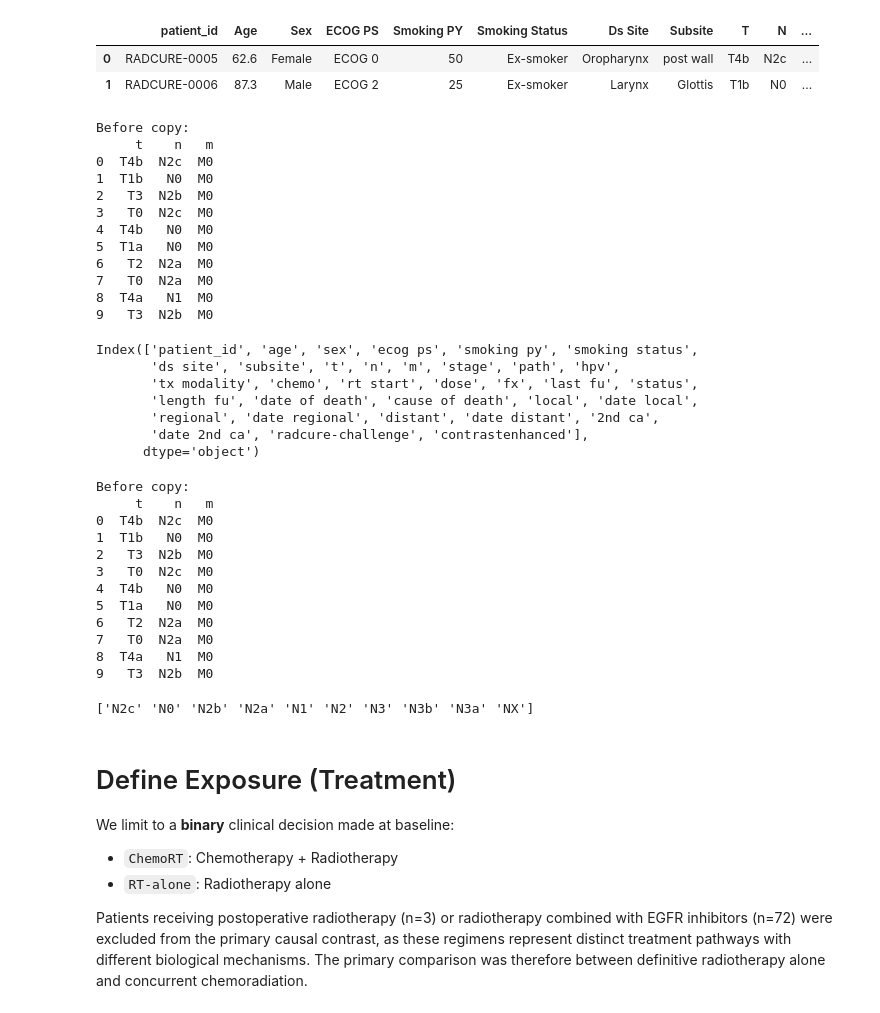
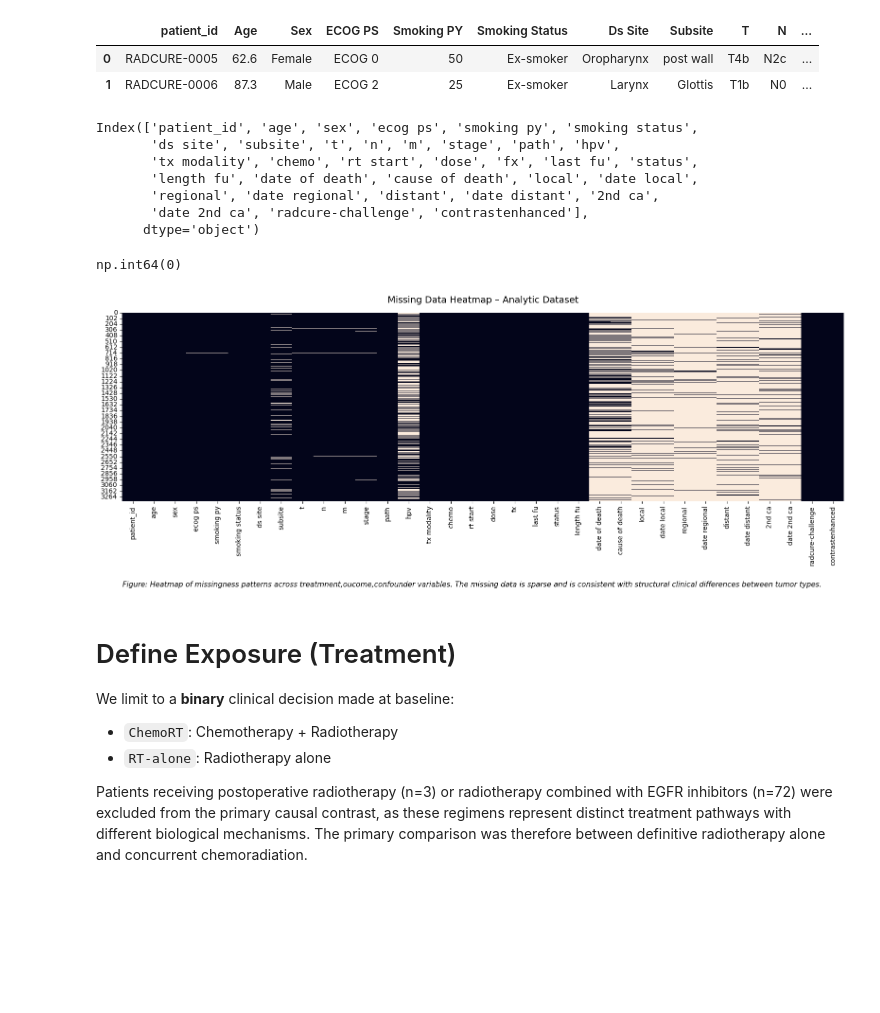
Before and after one commit to Doclikam/CausalMachineLearning-CRC-Drug-ResponsePrediction, a Jupyter notebook: RADCURE_causal.ipynb, the cells around one changed output. Drawn from its saved outputs; the diff is of its cells as text; code cells hidden in the pictures; blank space fills up the shorter version.

```diff
--- a/RADCURE_causal.ipynb
+++ b/RADCURE_causal.ipynb
@@ -55,22 +68,6 @@ original_radcure_data.head(2)#visulize the first 2 patients
 # %%
 #standardize column names
 original_radcure_data.columns = original_radcure_data.columns.str.strip().str.lower()
-# %%
-print("Before copy:")
-print(original_radcure_data[['t', 'n', 'm']].head(10))
-# %% [output]
-Before copy:
-     t    n   m
-0  T4b  N2c  M0
-1  T1b   N0  M0
-2   T3  N2b  M0
-3   T0  N2c  M0
-4  T4b   N0  M0
-5  T1a   N0  M0
-6   T2  N2a  M0
-7   T0  N2a  M0
-8  T4a   N1  M0
-9   T3  N2b  M0
 # %%
 #Columns
 original_radcure_data.columns
@@ -82,29 +79,31 @@ Index(['patient_id', 'age', 'sex', 'ecog ps', 'smoking py', 'smoking status',
        'regional', 'date regional', 'distant', 'date distant', '2nd ca',
        'date 2nd ca', 'radcure-challenge', 'contrastenhanced'],
       dtype='object')
+# %%
+original_radcure_data.duplicated().sum()
+# %% [output]
+np.int64(0)
+# %%
+#missing data heatmap
+plt.figure(figsize = (16,6))
+sns.heatmap(original_radcure_data.isna(), cbar= False)
+plt.title("Missing Data Heatmap – Analytic Dataset", fontsize=14, pad=15)
+
+plt.figtext(
+    0.5, -0.05,
+    "Figure: Heatmap of missingness patterns across treatmnent,oucome,confounder variables. "
+    "The missing data is sparse and is consistent with structural clinical differences between tumor types.",
+    wrap=True, ha='center', fontsize=11, style='italic'
+)
+
+plt.tight_layout()
+plt.savefig('missing_data_heatmap.png', bbox_inches='tight', dpi=300)
+plt.show()
+# %% [output]
+[figure, added]
 # %%
 #create a copy of the dataset
 radcure_data= original_radcure_data.copy()
-# %%
-print("Before copy:")
-print(radcure_data[['t', 'n', 'm']].head(10))
-# %% [output]
-Before copy:
-     t    n   m
-0  T4b  N2c  M0
-1  T1b   N0  M0
-2   T3  N2b  M0
-3   T0  N2c  M0
-4  T4b   N0  M0
-5  T1a   N0  M0
-6   T2  N2a  M0
-7   T0  N2a  M0
-8  T4a   N1  M0
-9   T3  N2b  M0
-# %%
-print(radcure_data['n'].dropna().unique()[:30])
-# %% [output]
-['N2c' 'N0' 'N2b' 'N2a' 'N1' 'N2' 'N3' 'N3b' 'N3a' 'NX']
 # %% [markdown]
 # Define Exposure (Treatment)
 
```
Also changed, not shown: parts of 1 cell of this notebook.
